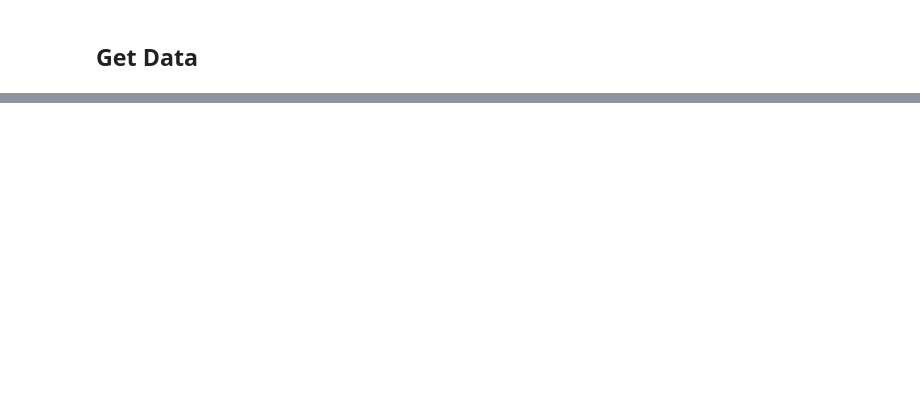
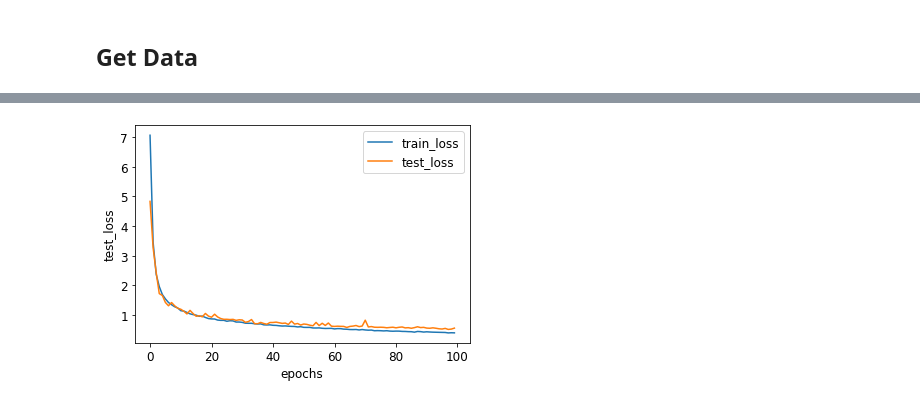
Before and after one commit to travel-code-sleep/Math-To-MachineLearningModels-Series, a Jupyter notebook: DeepLearning_From_Scratch.ipynb, the cells around one changed output, grey strips where cells are left out. Saved outputs shown, nothing was run; the diff lists cells and outputs as text; code cells hidden in the pictures; blank space fills up the shorter version.

```diff
--- a/DeepLearning_From_Scratch.ipynb
+++ b/DeepLearning_From_Scratch.ipynb
@@ -37,0 +293,13 @@ path
+# %%
+class GradientDescentC():
+    def __init__(self, params, lr):
+        self.params = params
+        self.lr = lr
+
+    def step(self, *args, **kwargs):
+        for p in self.params:
+            p.data -= p.grad.data * self.lr
+
+    def zero_grad(self, *args, **kwargs):
+        for p in self.params:
+            p.grad = None
@@ -37,0 +383,6 @@ path
+# %%
+model = SimpleLinearModel(3, n_inputs=(28*28, 50, 25), n_outputs=(50, 25, 10))
+loss_fn = CrossEntropyC(epsilon=0.00001)
+sgd = GradientDescentC(model.parameters, lr=0.1)
+# %%
+metrics = train(model, 100, optimizer=sgd, loss_fn=loss_fn, lr_decay=True)
@@ -37,0 +437,2 @@ path
+# %%
+metrics = pd.DataFrame.from_dict(metrics, orient='index').transpose()
@@ -37,0 +453,5 @@ path
+# %%
+metrics.train_loss.plot(xlabel='epochs', ylabel='train_loss', legend='train_loss')
+metrics.test_loss.plot(xlabel='epochs', ylabel='test_loss', legend='test_loss');
+# %% [output]
+[figure, added]
```
Also changed, not shown: parts of 87 cells of this notebook.
